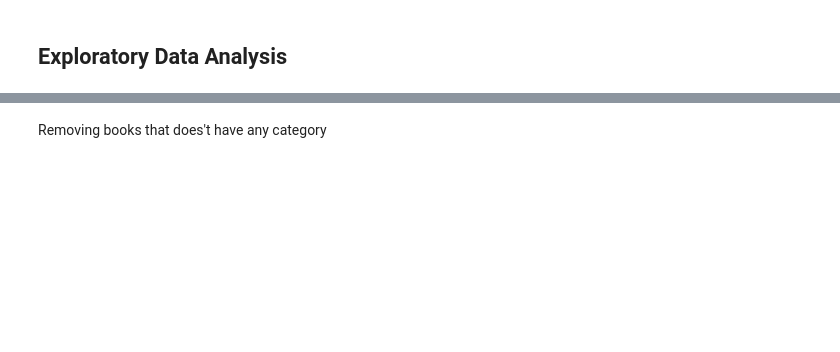
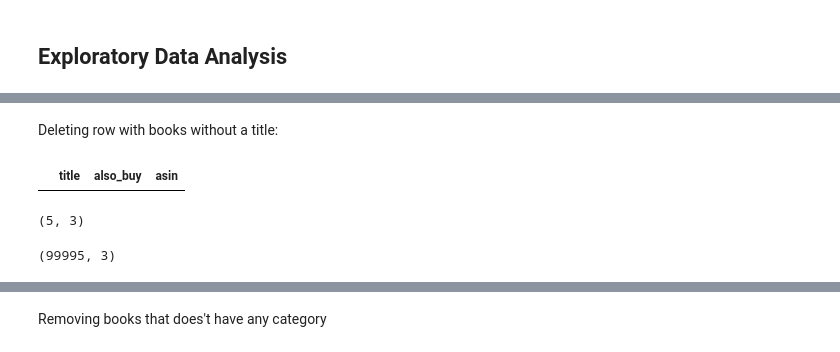
Before and after one commit to adilsitos/Semantic-Search-Amazon-Data, a Jupyter notebook: EDA Amazon Data Review.ipynb, the cells around one changed output, grey strips where cells are left out. Drawn from its saved outputs; the diff is of its cells as text; code cells hidden in the pictures; blank space fills up the shorter version.

```diff
--- a/EDA Amazon Data Review.ipynb
+++ b/EDA Amazon Data Review.ipynb
@@ -41,0 +81,15 @@ data = df.to_json(r'./formated_data_books.json', orient='records')
+# %% [markdown]
+Deleting row with books without a title:
+# %%
+df[df.title == '']
+# %% [output]
+|  | title | also_buy | asin |
+# %%
+df[df.title == ''].shape
+# %% [output]
+(5, 3)
+# %%
+df = df.drop(df[df.title == ''].index)
+df.shape
+# %% [output]
+(99995, 3)
```
Also changed, not shown: parts of 21 cells of this notebook, 2 other files.
